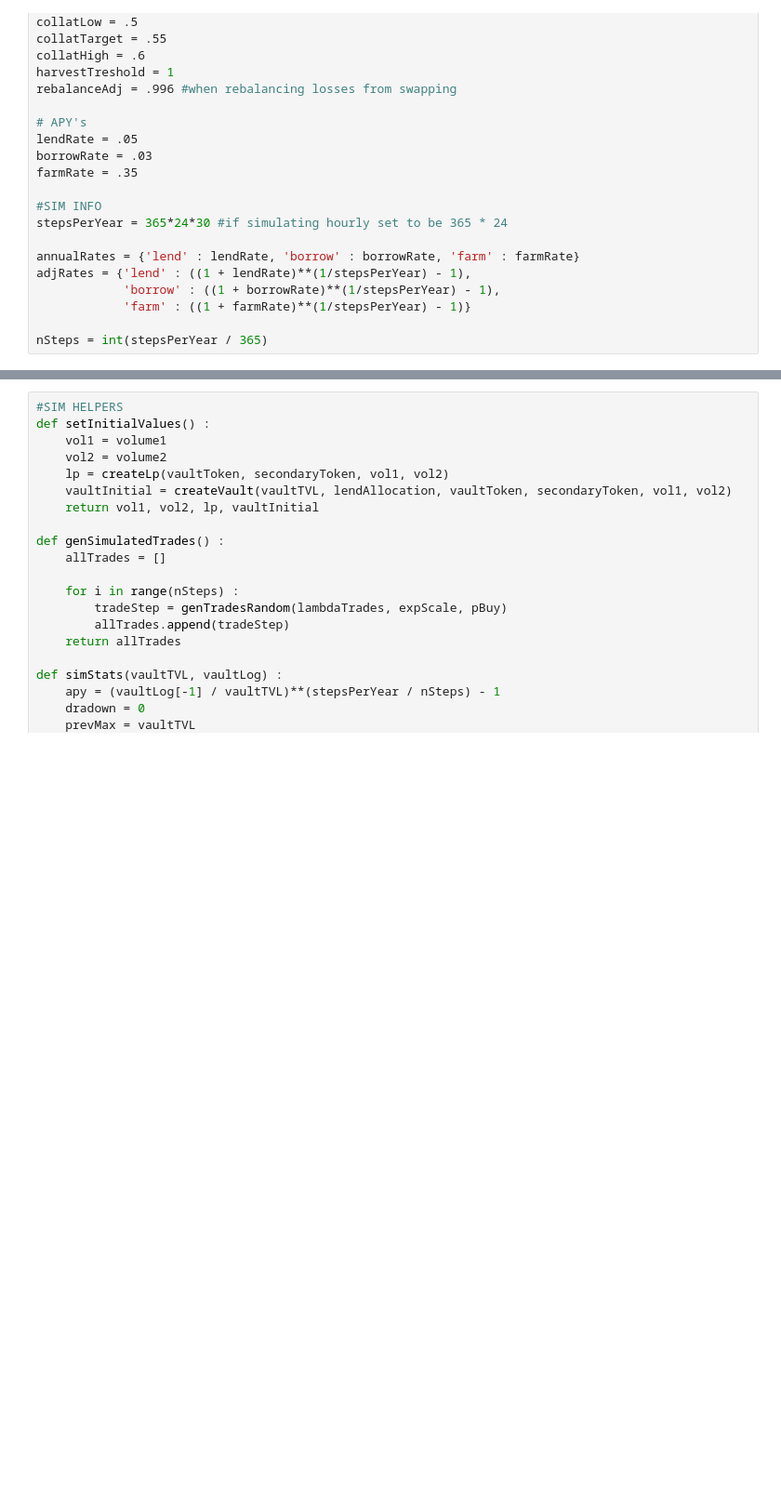
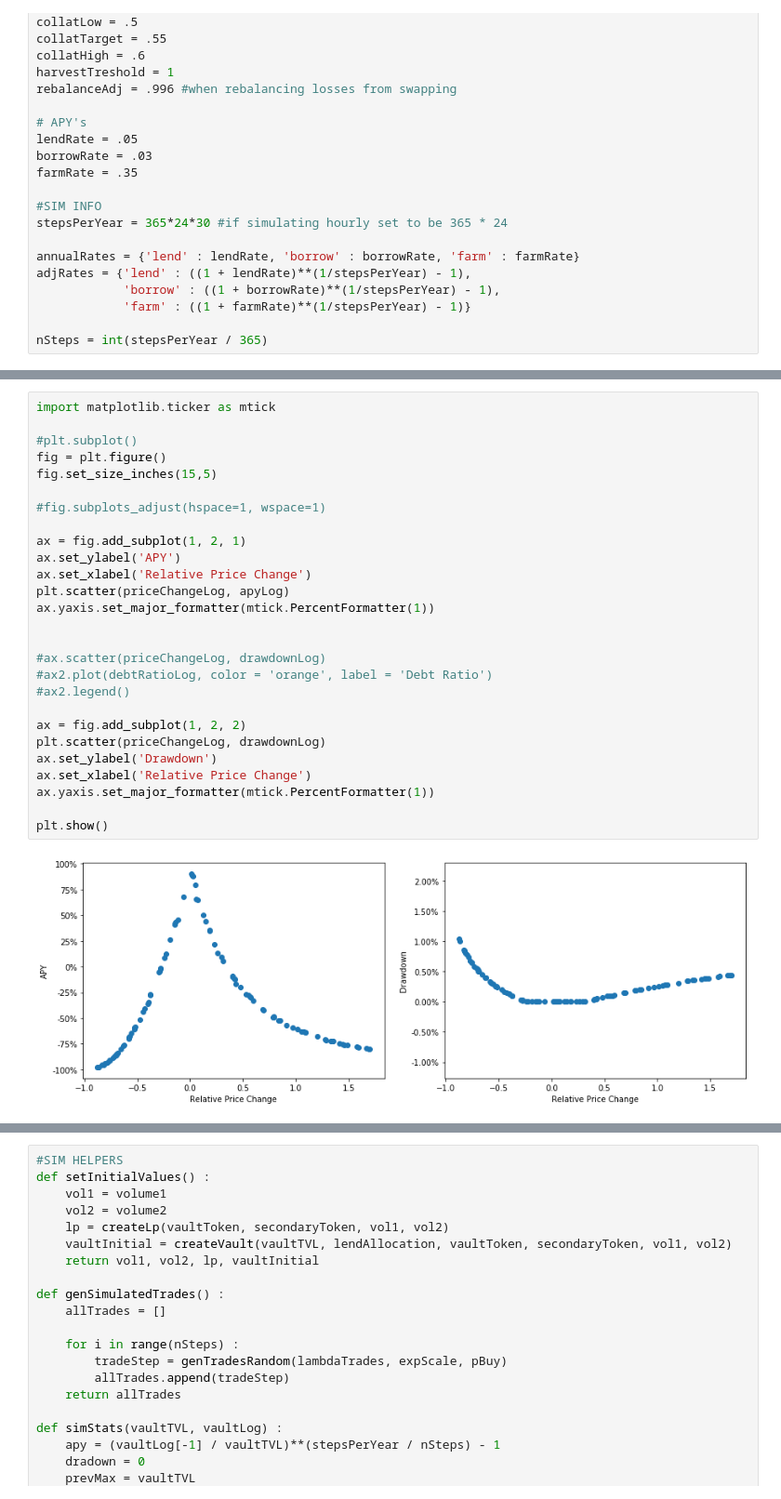
Before and after one commit to RoboVault/robo-sim, a Jupyter notebook: simulate.ipynb, the cells around one changed output, grey strips where cells are left out. Shown at 93% size. Cells and saved outputs as stored; diff of their text form; blank space fills up the shorter version.

```diff
--- a/simulate.ipynb
+++ b/simulate.ipynb
@@ -40,0 +118,29 @@ nSteps = int(stepsPerYear / 365)
+# %%
+import matplotlib.ticker as mtick
+
+#plt.subplot()
+fig = plt.figure()
+fig.set_size_inches(15,5)
+
+#fig.subplots_adjust(hspace=1, wspace=1)
+
+ax = fig.add_subplot(1, 2, 1)
+ax.set_ylabel('APY')
+ax.set_xlabel('Relative Price Change')
+plt.scatter(priceChangeLog, apyLog)
+ax.yaxis.set_major_formatter(mtick.PercentFormatter(1))
+
+
+#ax.scatter(priceChangeLog, drawdownLog)
+#ax2.plot(debtRatioLog, color = 'orange', label = 'Debt Ratio')
+#ax2.legend()
+
+ax = fig.add_subplot(1, 2, 2)
+plt.scatter(priceChangeLog, drawdownLog)
+ax.set_ylabel('Drawdown')
+ax.set_xlabel('Relative Price Change')
+ax.yaxis.set_major_formatter(mtick.PercentFormatter(1))
+
+plt.show()
+# %% [output]
+[figure, added]
```
Also changed, not shown: parts of 14 cells of this notebook, 1 other file.
